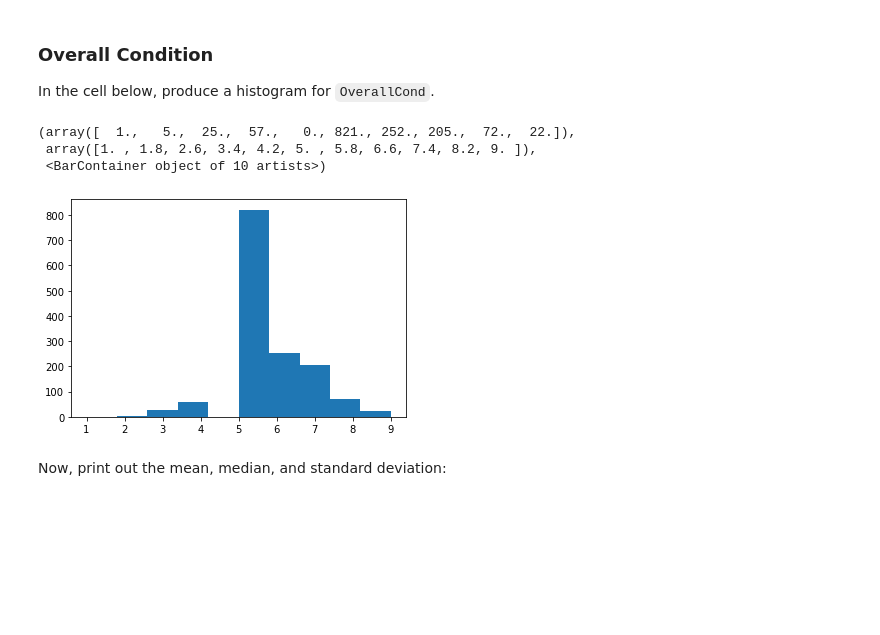
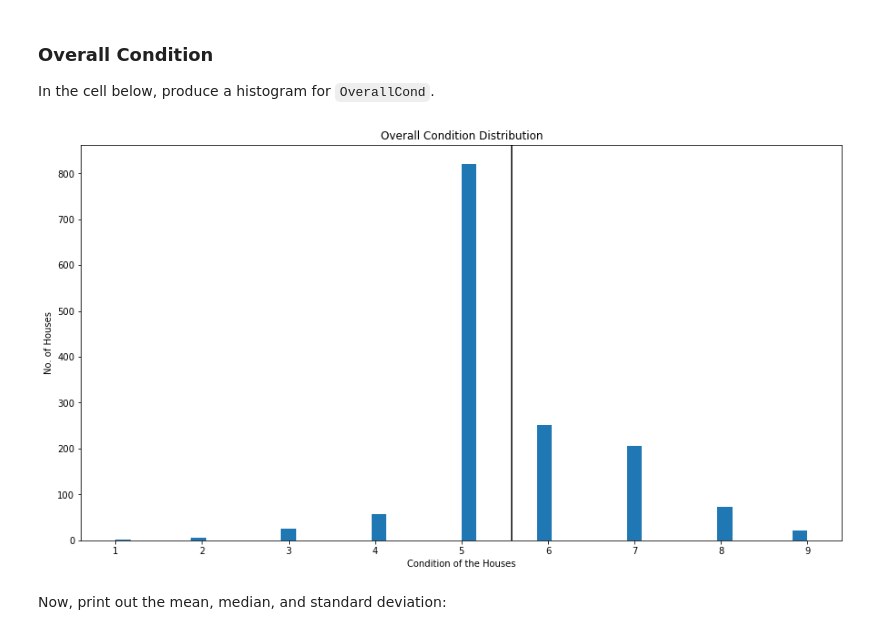
Before and after one commit to ericwambua/dsc-pandas-eda-lab, a Jupyter notebook: index.ipynb, the cells around one changed output. Drawn from its saved outputs; the diff is of its cells as text; code cells hidden in the pictures; blank space fills up the shorter version.

```diff
--- a/index.ipynb
+++ b/index.ipynb
@@ -244,14 +260,24 @@ The total number of rooms have a mean and median of around 6 which makes it look
 ### Overall Condition
 
 In the cell below, produce a histogram for `OverallCond`.
-# %%
-# Your code here
-plt.hist(df['OverallCond'])
-# %% [output]
-(array([  1.,   5.,  25.,  57.,   0., 821., 252., 205.,  72.,  22.]),
- array([1. , 1.8, 2.6, 3.4, 4.2, 5. , 5.8, 6.6, 7.4, 8.2, 9. ]),
- <BarContainer object of 10 artists>)
-[figure, removed]
+# %%
+# Your code here
+#define data
+data3 = df['OverallCond']
+mean = data3.mean()
+
+#plot the graph
+fig,ax = plt.subplots(figsize=(15,8))
+
+ax.hist(data3,bins = 'auto')
+ax.axvline(mean, color='black')
+
+#label set axis and give title
+ax.set_title('Overall Condition Distribution')
+ax.set_ylabel('No. of Houses')
+ax.set_xlabel('Condition of the Houses');
+# %% [output]
+[figure, added]
 # %% [markdown]
 Now, print out the mean, median, and standard deviation:
 # %%
```
Also changed, not shown: parts of 8 cells of this notebook.
